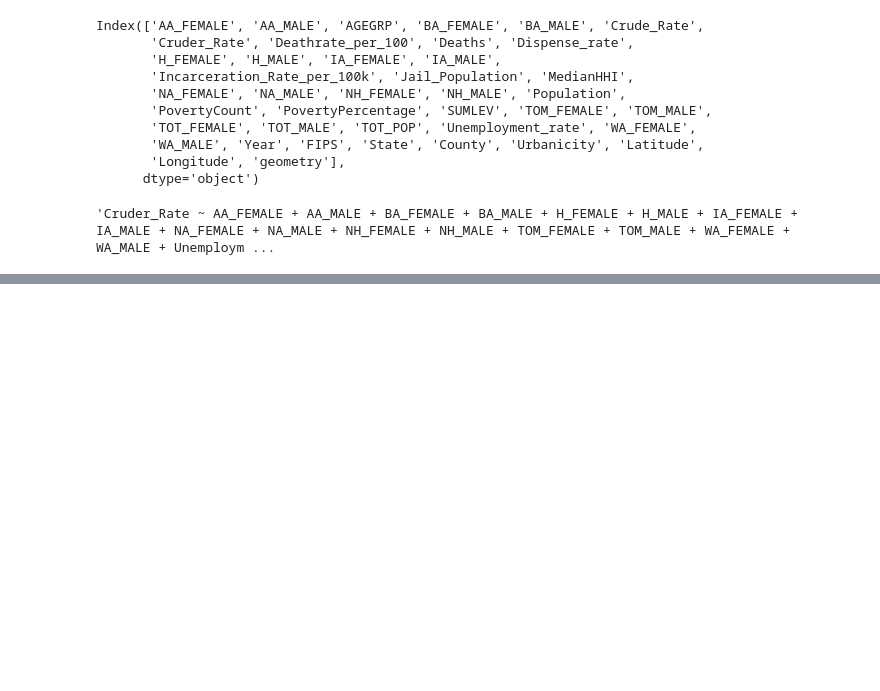
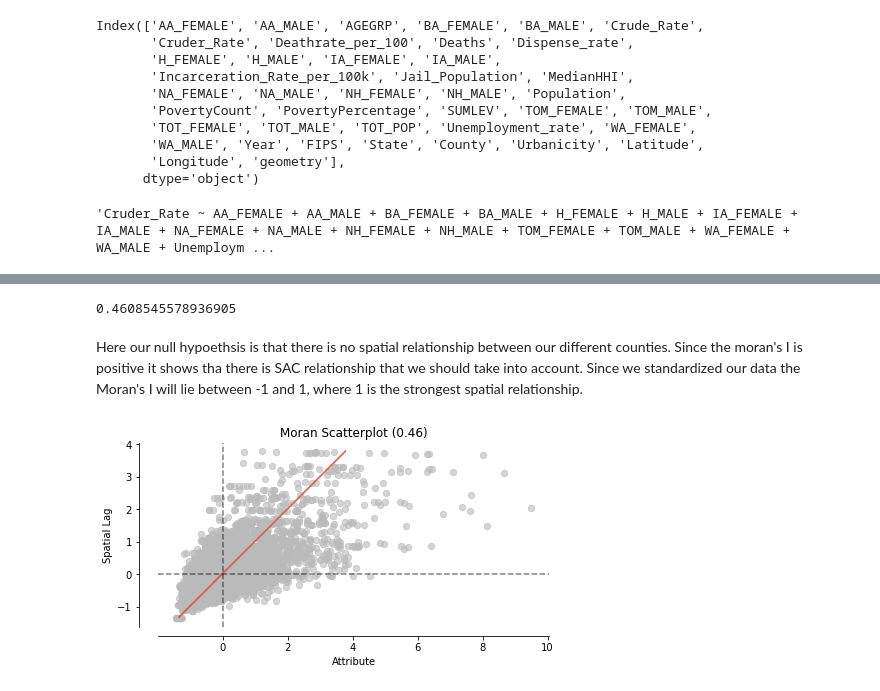
Before and after one commit to rhiannz/drugs, a Jupyter notebook: Data/Moran's I.ipynb, the cells around one changed output, grey strips where cells are left out. Cells and saved outputs as stored; diff of their text form; code cells hidden in the pictures; blank space fills up the shorter version.

```diff
--- a/Data/Moran's I.ipynb
+++ b/Data/Moran's I.ipynb
@@ -187,0 +182,14 @@ Here we are veryifing that under the null hypothesis
+# %%
+y2 = y.reset_index(drop = True)
+y3 = y2.drop(w.islands)
+moran = esda.Moran(y3, w2)
+moran.I
+# %% [output]
+0.4608545578936905
+# %% [markdown]
+Here our null hypoethsis is that there is no spatial relationship between our different counties. Since the moran's I is positive it shows tha there is SAC relationship that we should take into account. Since we standardized our data the Moran's I will lie between -1 and 1, where 1 is the strongest spatial relationship.
+# %%
+fig, ax = moran_scatterplot(moran, aspect_equal =True)
+plt.show()
+# %% [output]
+[figure, added]
```
Also changed, not shown: parts of 13 cells of this notebook, 2 other files.
